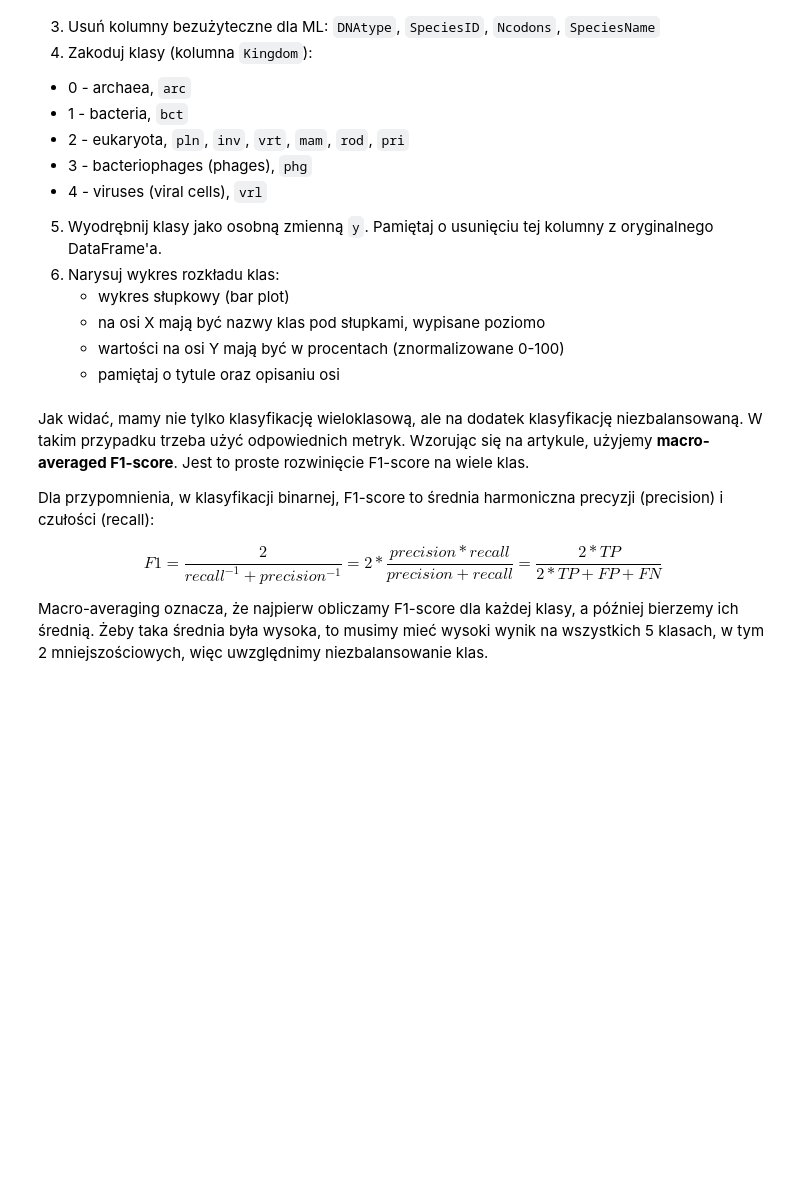
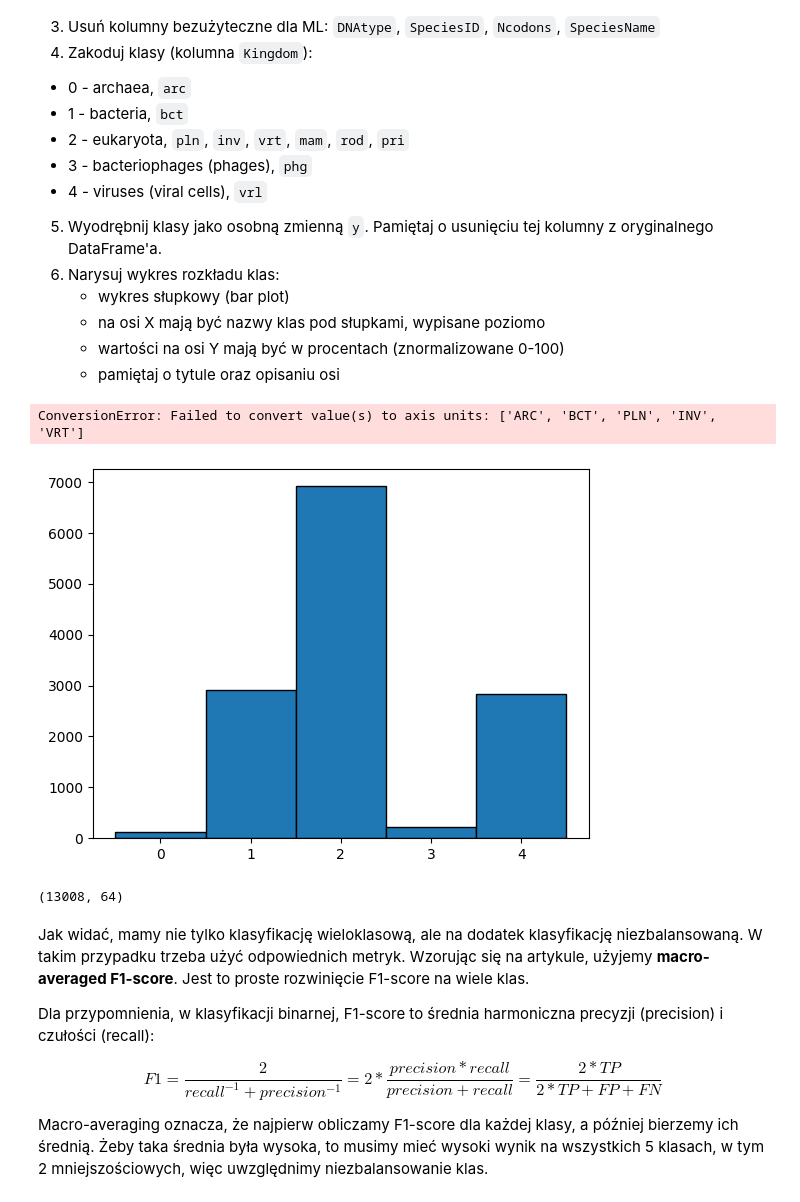
Before and after one commit to mpodmokly/podstawy-uczenia-maszynowego-24-25, a Jupyter notebook: lab2/notebook.ipynb, the cells around one changed output. Saved outputs shown, nothing was run; the diff lists cells and outputs as text; code cells hidden in the pictures; blank space fills up the shorter version.

```diff
--- a/lab2/notebook.ipynb
+++ b/lab2/notebook.ipynb
@@ -126,6 +126,37 @@ dtype: object
    - na osi X mają być nazwy klas pod słupkami, wypisane poziomo
    - wartości na osi Y mają być w procentach (znormalizowane 0-100)
    - pamiętaj o tytule oraz opisaniu osi
+# %%
+df = df[df["Ncodons"] >= 1000]
+df = df[df["Kingdom"] != "plm"]
+df = df.drop(columns=["DNAtype", "SpeciesID", "Ncodons", "SpeciesName"])
+
+kingdom_dict = {
+    "arc": 0,
+    "bct": 1,
+    "pln": 2,
+    "inv": 2,
+    "vrt": 2,
+    "mam": 2,
+    "rod": 2,
+    "pri": 2,
+    "phg": 3,
+    "vrl": 4
+}
+df["Kingdom"] = df["Kingdom"].map(kingdom_dict)
+y = df.pop("Kingdom")
+# %%
+plt.hist(y, bins=[-0.5, 0.5, 1.5, 2.5, 3.5, 4.5], edgecolor="black")
+plt.xticks(["ARC", "BCT", "PLN", "INV", "VRT"])
+# plt.xticks([0, 1, "PLN", "INV"])
+plt.show()
+# %% [output]
+ConversionError: Failed to convert value(s) to axis units: ['ARC', 'BCT', 'PLN', 'INV', 'VRT']
+[figure, added]
+# %%
+print(df.shape)
+# %% [output]
+(13008, 64)
 # %% [markdown]
 Jak widać, mamy nie tylko klasyfikację wieloklasową, ale na dodatek klasyfikację niezbalansowaną. W takim przypadku trzeba użyć odpowiednich metryk. Wzorując się na artykule, użyjemy **macro-averaged F1-score**. Jest to proste rozwinięcie F1-score na wiele klas.
 
```
